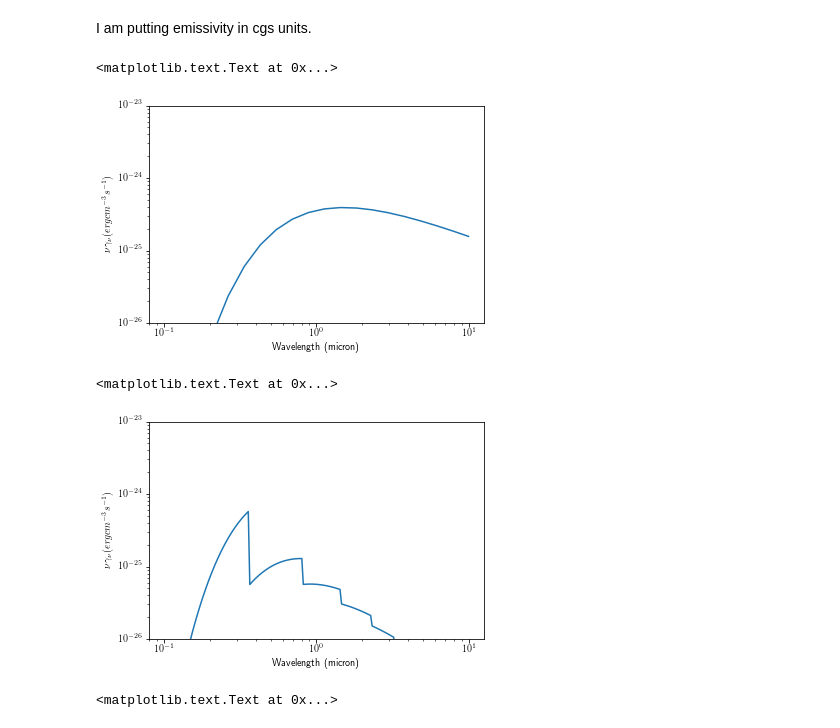
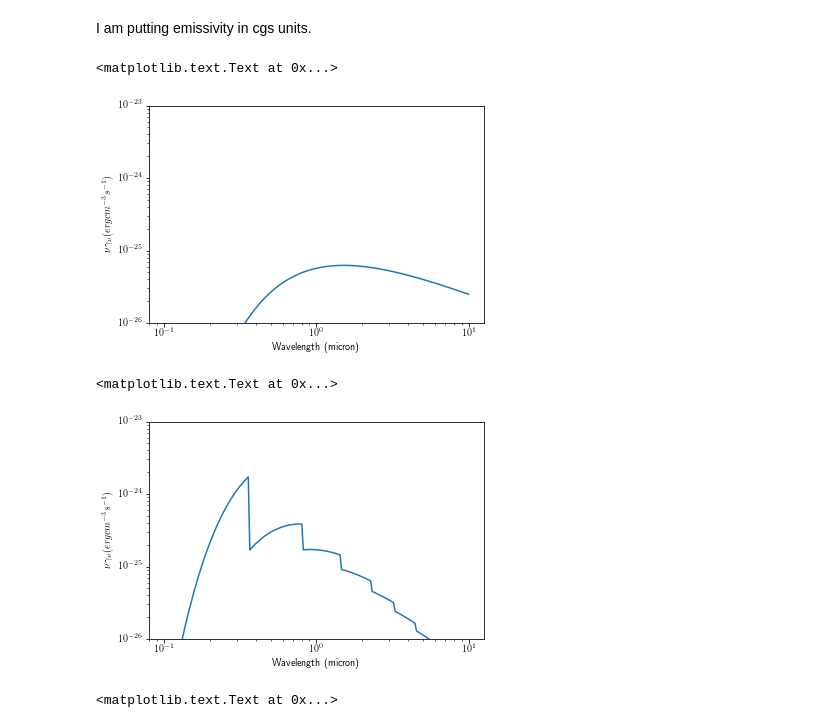
Before and after one commit to goyarzun/RadiationProject, a Jupyter notebook: Get Out.ipynb, the cells around one changed output. Saved outputs shown, nothing was run; the diff lists cells and outputs as text; code cells hidden in the pictures.

```diff
--- a/Get Out.ipynb
+++ b/Get Out.ipynb
@@ -128,21 +128,21 @@ for nu in np.logspace(np.log10(3e13),np.log10(3e15),20):
     test.append(nu * emissivity_free_free(1, 1, 1, 10000, nu))
 # %%
-plt.loglog(3e14/np.logspace(np.log10(3e13),np.log10(3e15),20), np.array(test))
+plt.loglog(3e14/np.logspace(np.log10(3e13),np.log10(3e15),200), 1/2/np.pi*np.array(test))
 plt.ylim(1e-26,1e-23)
 plt.ylabel(r'\nu \gamma_{\nu} (erg cm^{-3}s^{-1})')
 plt.xlabel('Wavelength (micron)')
 # %% [output]
 <matplotlib.text.Text at 0x...>
-[figure, old version]
+[figure, new version]
 # %%
 def G_l(l, m, eta, rho):
-    """G matrix element"""
+    """G matrix element, radial-dipole integral"""
     gl = 0
     for i in range(2*m + 1):
         gl += b_s(i, l, m, eta, rho) * rho**i
 
     return gl
-@functools.lru_cache(maxsize=128)
+@functools.lru_cache(maxsize=1024)
 def b_s(s, l, m, eta, rho):
     """polynomial solution to matrix element G_l"""
     if s == 0:
@@ -201,11 +201,16 @@ def sigma_plus(n, l, E, Z):
 # %%
 @functools.lru_cache(maxsize=1024)
 def sigma_bf_nl(n, l, nu, Z):
+    """Bound-free cross section for absorption from (n, l) through
+    dipole transition to E with angular momenta l+-1"""
     if h * nu < Z**2 * Ry_in_erg / n**2:
         return 0.
     return sigma_plus(n, l, h*nu, Z) + sigma_minus(n, l, h*nu, Z)
+
 @functools.lru_cache(maxsize=1024)
 def sigma_bf_n(n, Z, nu):
+    """angular momentum-average Bound-free cross section from
+    n through dipole transition to E with """
     if h * nu < Z**2 * Ry_in_erg / n**2:
         return 0.
     gbf = 0
@@ -215,6 +220,8 @@ def sigma_bf_n(n, Z, nu):
     return gbf / n**2
 # %%
 def gamma_fb_n(n, Z, nu, T):
+    """emission coefficient of single-shell bound-free transition for
+    an ensemble of electrons at temperature T"""
     A = (2/np.pi)**.5
     B = np.exp(Z**2 * Ry_in_erg/n**2 / kb/T)/c**2/(m_e * kb*T)**(3/2)
     C = 2 * n**2 * h * (h*nu)**3
@@ -224,6 +231,7 @@ def gamma_fb_n(n, Z, nu, T):
     return A*B*C*D*E
 # %%
 def j_nu_fb(n, Z, nu, T, n_i, n_e):
+    """emission coefficient of shell-sum bound-free transition"""
     #return 1/4/np.pi * n_i * n_e * sum([gamma_fb_n(i, Z, nu, T) for i in range(1, n)])
     return sum([gamma_fb_n(i, Z, nu, T) for i in range(1, n)])
 # %%
@@ -231,13 +239,13 @@ test1 = []
 for nu in np.logspace(np.log10(3e13),np.log10(3e15),200):
     test1.append(nu * j_nu_fb(20, 1, nu, 10000,1e4,1e4))
 # %%
-plt.loglog(3e14/np.logspace(np.log10(3e13),np.log10(3e15),200), np.array(test1))
+plt.loglog(3e14/np.logspace(np.log10(3e13),np.log10(3e15),200), 3*np.array(test1))
 plt.ylim(1e-26,1e-23)
 plt.ylabel(r'\nu \gamma_{\nu} (erg cm^{-3}s^{-1})')
 plt.xlabel('Wavelength (micron)')
 # %% [output]
 <matplotlib.text.Text at 0x...>
-[figure, old version]
+[figure, new version]
 # %%
 test2 = []
 for nu in np.logspace(np.log10(3e13),np.log10(3e15),200):
```
Also changed, not shown: parts of 1 cell of this notebook, 2 other files.
